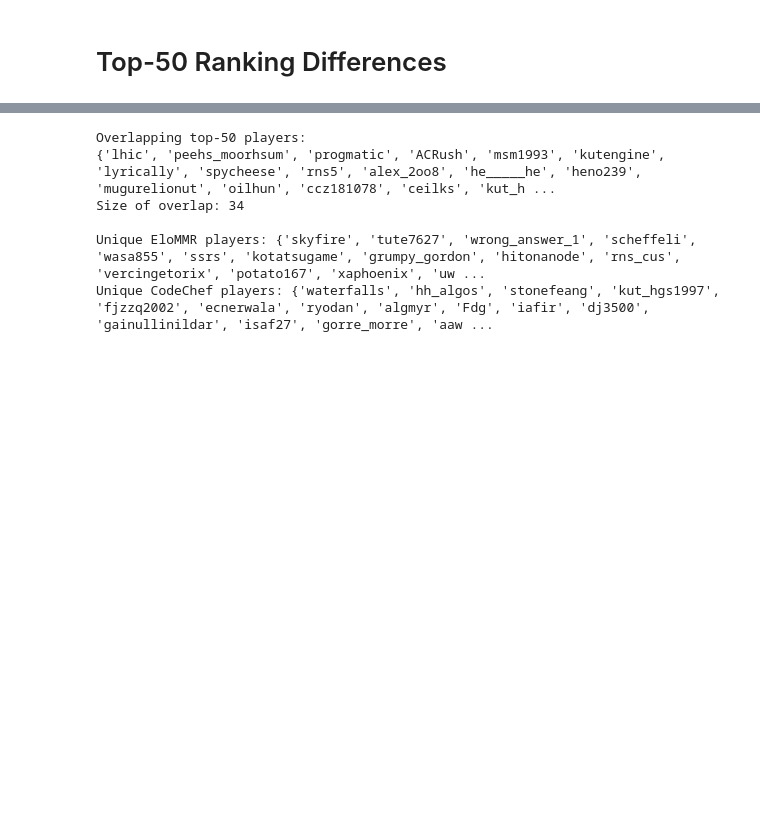
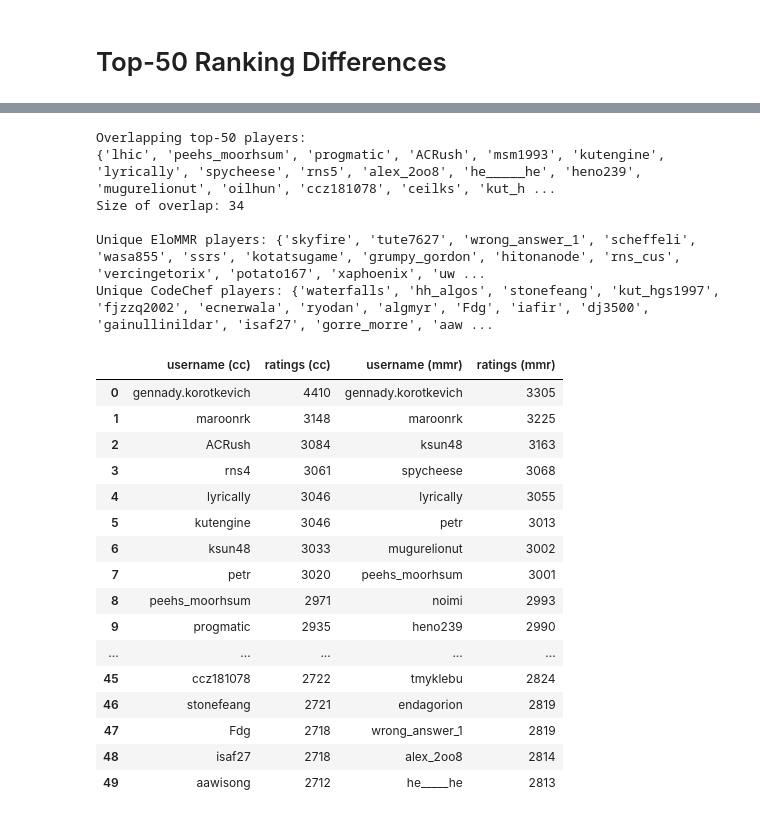
Before and after one commit to EbTech/Elo-MMR, a Jupyter notebook: scripts/notebooks/codechef-experiments.ipynb, the cells around one changed output, grey strips where cells are left out. Drawn from its saved outputs; the diff is of its cells as text; code cells hidden in the pictures; blank space fills up the shorter version.

```diff
--- a/scripts/notebooks/codechef-experiments.ipynb
+++ b/scripts/notebooks/codechef-experiments.ipynb
@@ -207,16 +200,53 @@ We see many common names in the top-10. Let's quantify exactly what the overlap
-# %%
-overlap = set(cc_top50.username) & set(mmr_top50.username)
-
-print('Overlapping top-50 players:')
-print(overlap)
-print('Size of overlap:', len(overlap), '\n')
-
-print('Unique EloMMR players:', set(mmr_top50.username) - overlap)
-print('Unique CodeChef players:', set(cc_top50.username) - overlap)
-# %% [output]
-Overlapping top-50 players:
-{'lhic', 'peehs_moorhsum', 'progmatic', 'ACRush', 'msm1993', 'kutengine', 'lyrically', 'spycheese', 'rns5', 'alex_2oo8', 'he_____he', 'heno239', 'mugurelionut', 'oilhun', 'ccz181078', 'ceilks', 'kut_h ...
-Size of overlap: 34
-
-Unique EloMMR players: {'skyfire', 'tute7627', 'wrong_answer_1', 'scheffeli', 'wasa855', 'ssrs', 'kotatsugame', 'grumpy_gordon', 'hitonanode', 'rns_cus', 'vercingetorix', 'potato167', 'xaphoenix', 'uw ...
-Unique CodeChef players: {'waterfalls', 'hh_algos', 'stonefeang', 'kut_hgs1997', 'fjzzq2002', 'ecnerwala', 'ryodan', 'algmyr', 'Fdg', 'iafir', 'dj3500', 'gainullinildar', 'isaf27', 'gorre_morre', 'aaw ...
+# %%
+import numpy as np
+
+cc_top50 = codechef_rank.iloc[:50]
+mmr_top50 = mmr_rank[['username', 'ratings']].iloc[:50]
+
+overlap = set(cc_top50.username) & set(mmr_top50.username)
+
+print('Overlapping top-50 players:')
+print(overlap)
+print('Size of overlap:', len(overlap), '\n')
+
+print('Unique EloMMR players:', set(mmr_top50.username) - overlap)
+print('Unique CodeChef players:', set(cc_top50.username) - overlap)
+
+# We need to rename some columns now so that when we merge them, column names are unique
+cc_top50.rename(columns={'username': 'username (cc)', 'ratings': 'ratings (cc)'}, inplace=True)
+mmr_top50.rename(columns={'username': 'username (mmr)', 'ratings': 'ratings (mmr)'}, inplace=True)
+
+def custom_style(df):
+    c = df[['username (cc)', 'username (mmr)']].isin(overlap)
+    c0, c1 = c.to_numpy()[:,0:1], c.to_numpy()[:,1:2]
+    mask = np.concatenate([np.repeat(c0, 2, axis=1), np.repeat(c1, 2, axis=1)], axis=1)
+    a = np.where(mask, 'background-color: lightgreen', 'background-color: lightyellow')
+    return pd.DataFrame(a, columns=df.columns, index=df.index)
+
+combined = pd.concat([d.reset_index(drop=True) for d in [cc_top50, mmr_top50]], axis=1)
+s = combined.reset_index(drop=True).style.apply(custom_style, axis=None)
+display(s)
+# %% [output]
+Overlapping top-50 players:
+{'lhic', 'peehs_moorhsum', 'progmatic', 'ACRush', 'msm1993', 'kutengine', 'lyrically', 'spycheese', 'rns5', 'alex_2oo8', 'he_____he', 'heno239', 'mugurelionut', 'oilhun', 'ccz181078', 'ceilks', 'kut_h ...
+Size of overlap: 34
+
+Unique EloMMR players: {'skyfire', 'tute7627', 'wrong_answer_1', 'scheffeli', 'wasa855', 'ssrs', 'kotatsugame', 'grumpy_gordon', 'hitonanode', 'rns_cus', 'vercingetorix', 'potato167', 'xaphoenix', 'uw ...
+Unique CodeChef players: {'waterfalls', 'hh_algos', 'stonefeang', 'kut_hgs1997', 'fjzzq2002', 'ecnerwala', 'ryodan', 'algmyr', 'Fdg', 'iafir', 'dj3500', 'gainullinildar', 'isaf27', 'gorre_morre', 'aaw ...
+|  | username (cc) | ratings (cc) | username (mmr) | ratings (mmr) |
+| 0 | gennady.korotkevich | 4410 | gennady.korotkevich | 3305 |
+| 1 | maroonrk | 3148 | maroonrk | 3225 |
+| 2 | ACRush | 3084 | ksun48 | 3163 |
+| 3 | rns4 | 3061 | spycheese | 3068 |
+| 4 | lyrically | 3046 | lyrically | 3055 |
+| 5 | kutengine | 3046 | petr | 3013 |
+| 6 | ksun48 | 3033 | mugurelionut | 3002 |
+| 7 | petr | 3020 | peehs_moorhsum | 3001 |
+| 8 | peehs_moorhsum | 2971 | noimi | 2993 |
+| 9 | progmatic | 2935 | heno239 | 2990 |
+| ... | ... | ... | ... | ... |
+| 45 | ccz181078 | 2722 | tmyklebu | 2824 |
+| 46 | stonefeang | 2721 | endagorion | 2819 |
+| 47 | Fdg | 2718 | wrong_answer_1 | 2819 |
+| 48 | isaf27 | 2718 | alex_2oo8 | 2814 |
+| 49 | aawisong | 2712 | he_____he | 2813 |
```
Also changed, not shown: parts of 11 cells of this notebook.
